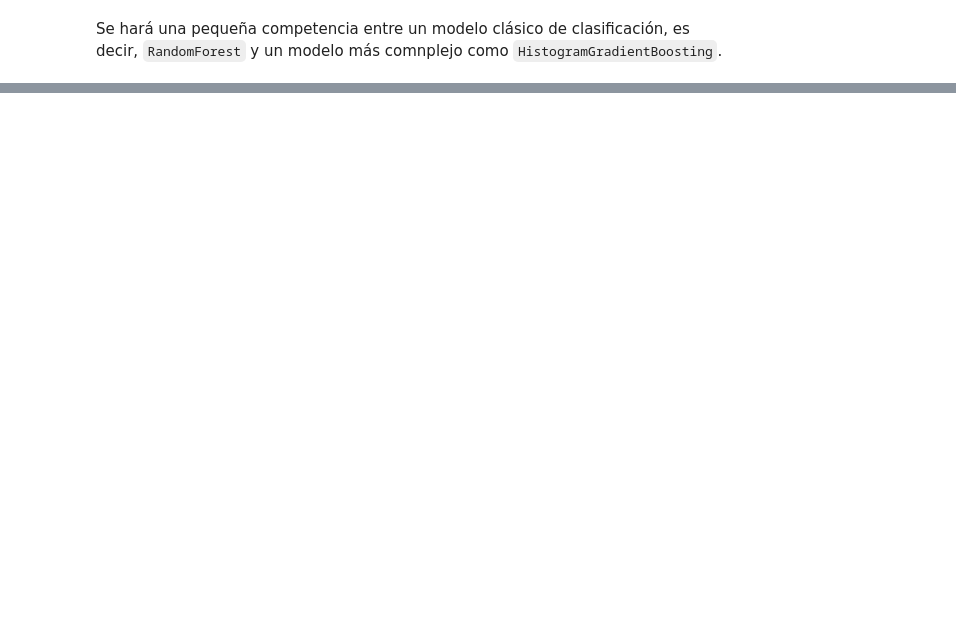
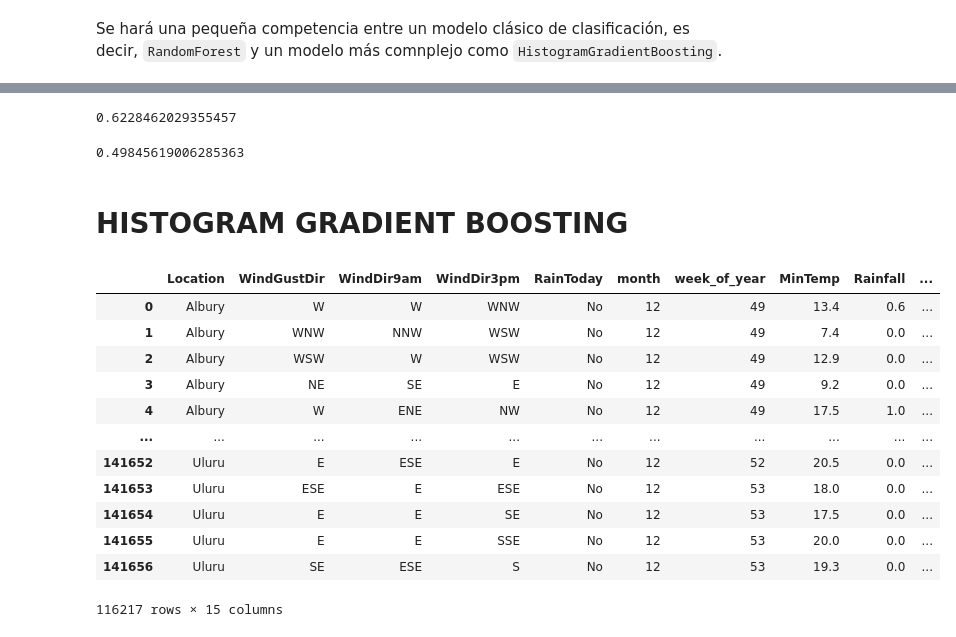
Before and after one commit to miguel-uicab/rain_in_australia, a Jupyter notebook: training/model_selection.ipynb, the cells around one changed output, grey strips where cells are left out. Cells and saved outputs as stored; diff of their text form; code cells hidden in the pictures; blank space fills up the shorter version.

Commit message:
Add training files

```diff
--- a/training/model_selection.ipynb
+++ b/training/model_selection.ipynb
@@ -32,2 +40,19 @@ df_train = get_data(name_sav='wA_train.sav', path='../outputs/')
 # %% [markdown]
 Se hará una pequeña competencia entre un modelo clásico de clasificación, es decir, `RandomForest` y un modelo más comnplejo como `HistogramGradientBoosting`.
+# %%
+features_names =  ['Location',
+                   'MinTemp',
+                   'Rainfall',
+                   'WindGustDir',
+                   'WindGustSpeed',
+                   'WindDir9am',
+                   'WindDir3pm',
+                   'WindSpeed9am',
+                   'WindSpeed3pm',
+                   'Humidity9am',
+                   'Humidity3pm',
+                   'Pressure9am',
+                   'RainToday',
+                   'month',
+                   'week_of_year']
+objective_name = 'RainTomorrow'
@@ -33,0 +187,25 @@ Se hará una pequeña competencia entre un modelo clásico de clasificación, es
+# %%
+f_1 = f1_score(y_test, y_pred)
+f_1
+# %% [output]
+0.6228462029355457
+# %%
+m_c = matthews_corrcoef(y_test, y_pred)
+m_c
+# %% [output]
+0.49845619006285363
+# %% [markdown]
+# HISTOGRAM GRADIENT BOOSTING
+# %%
+model_name = 'HistGradientBoostingClassifier'
+original_data = df_train.copy()
+data = original_data[features_names]
+float_names = list(data.select_dtypes(include='float64').columns)
+categorical_names = list(data.select_dtypes(include='object').columns)
+feature_names_order = get_feature_names_order(model_name=model_name,
+                                              float_names=float_names,
+                                              categorical_names=categorical_names)
+# features = data[feature_names_order]
+# label = original_data[objective_name]
+X_train= data[feature_names_order]
+y_train = original_data[objective_name]
@@ -33,0 +215,16 @@ Se hará una pequeña competencia entre un modelo clásico de clasificación, es
+# %%
+X_train
+# %% [output]
+|  | Location | WindGustDir | WindDir9am | WindDir3pm | RainToday | month | week_of_year | MinTemp | Rainfall | ... |
+| 0 | Albury | W | W | WNW | No | 12 | 49 | 13.4 | 0.6 | ... |
+| 1 | Albury | WNW | NNW | WSW | No | 12 | 49 | 7.4 | 0.0 | ... |
+| 2 | Albury | WSW | W | WSW | No | 12 | 49 | 12.9 | 0.0 | ... |
+| 3 | Albury | NE | SE | E | No | 12 | 49 | 9.2 | 0.0 | ... |
+| 4 | Albury | W | ENE | NW | No | 12 | 49 | 17.5 | 1.0 | ... |
+| ... | ... | ... | ... | ... | ... | ... | ... | ... | ... | ... |
+| 141652 | Uluru | E | ESE | E | No | 12 | 52 | 20.5 | 0.0 | ... |
+| 141653 | Uluru | ESE | E | ESE | No | 12 | 53 | 18.0 | 0.0 | ... |
+| 141654 | Uluru | E | E | SE | No | 12 | 53 | 17.5 | 0.0 | ... |
+| 141655 | Uluru | E | E | SSE | No | 12 | 53 | 20.0 | 0.0 | ... |
+| 141656 | Uluru | SE | ESE | S | No | 12 | 53 | 19.3 | 0.0 | ... |
+116217 rows × 15 columns
```
Also changed, not shown: parts of 49 cells of this notebook, 2 other files.
